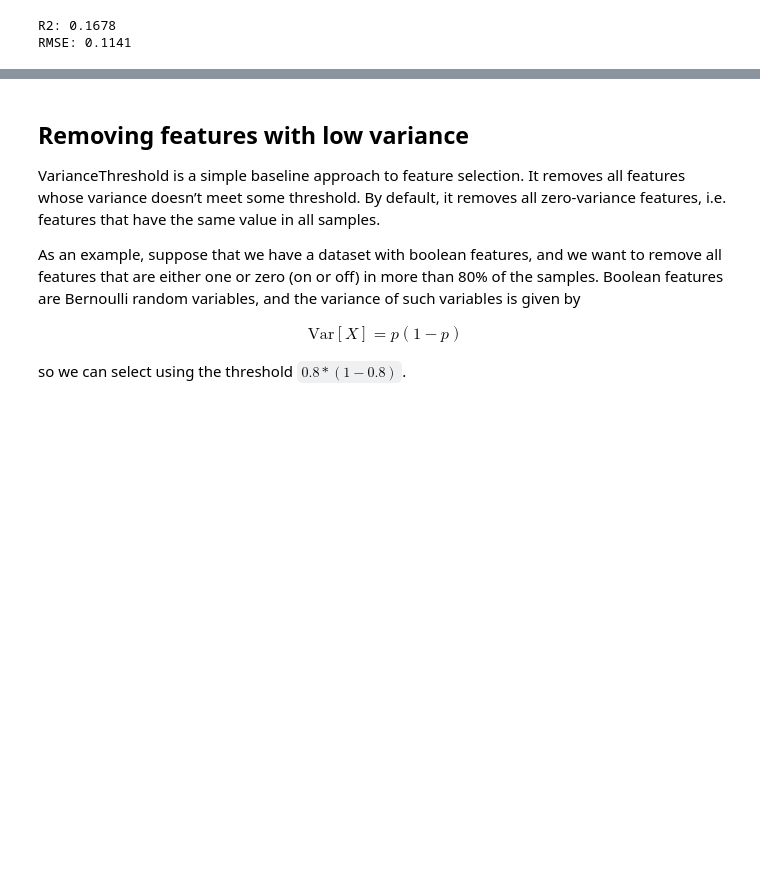
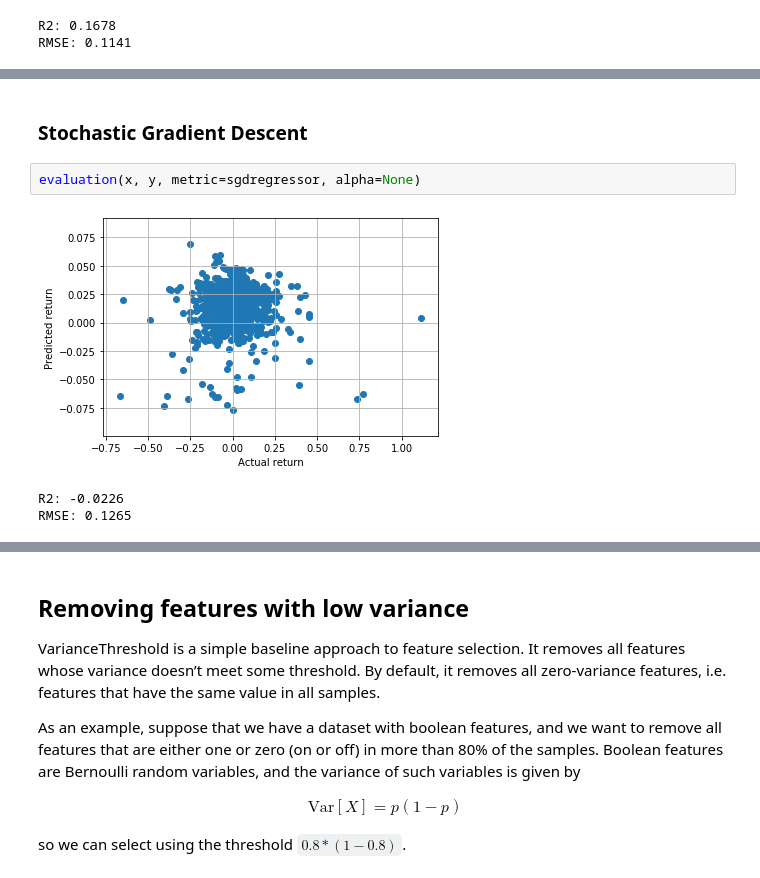
Before and after one commit to yxr126/yujiaren, a Jupyter notebook: Stock_return.ipynb, the cells around one changed output, grey strips where cells are left out. Cells and saved outputs as stored; diff of their text form; blank space fills up the shorter version.

```diff
--- a/Stock_return.ipynb
+++ b/Stock_return.ipynb
@@ -283,0 +302,8 @@ RMSE: 0.1141
+# %% [markdown]
+### Stochastic Gradient Descent
+# %%
+evaluation(x, y, metric=sgdregressor, alpha=None)
+# %% [output]
+[figure, added]
+R2: -0.0226
+RMSE: 0.1265
```
Also changed, not shown: parts of 27 cells of this notebook, 9 other files.
